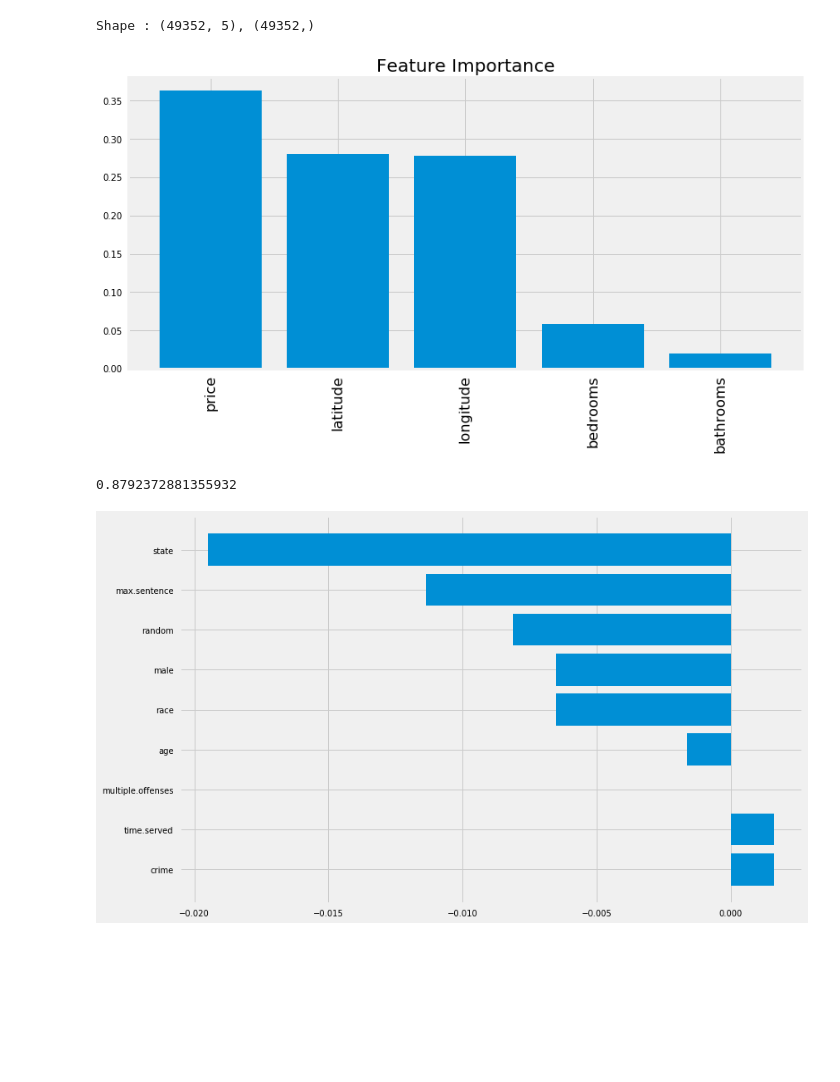
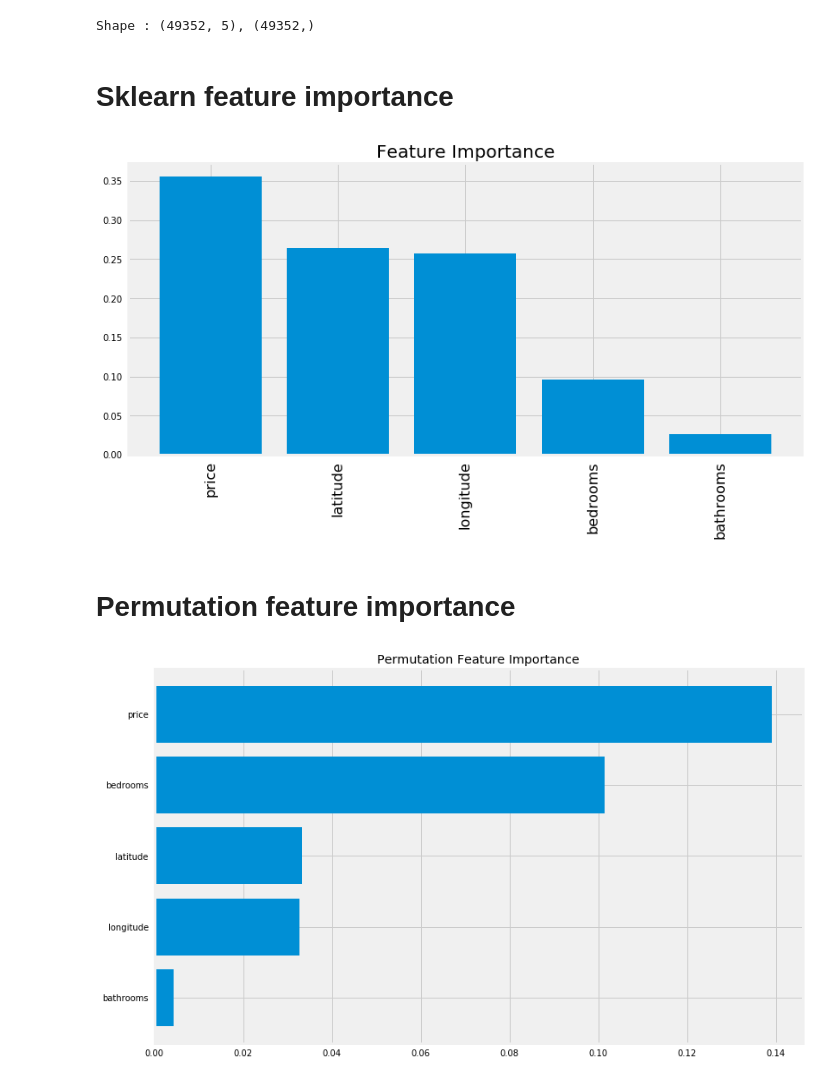
Before and after one commit to ImadDabbura/ml-zoo, a Jupyter notebook: notebooks/Feature Importances.ipynb, the cells around one changed output. Saved outputs shown, nothing was run; the diff lists cells and outputs as text; code cells hidden in the pictures; blank space fills up the shorter version.

```diff
--- a/notebooks/Feature Importances.ipynb
+++ b/notebooks/Feature Importances.ipynb
@@ -51,12 +45,14 @@ Shape : (49352, 5), (49352,)
 # %%
 # Create CV object
 kf = StratifiedKFold(n_splits=5, shuffle=True, random_state=1)
+# %% [markdown]
+# Sklearn feature importance
 # %%
 rf_clf = RandomForestClassifier(n_estimators=100,
-                                class_weight='balanced',
-                                random_state=1,
-                                oob_score=True)
+                                min_samples_leaf=5,
+                                oob_score=True,
+                                n_jobs=-1)
 rf_clf.fit(X_train, y_train)
-utils.utils.plot_feature_imp(rf_clf, feature_names=features)
+plot_feature_imp(rf_clf, feature_names=features)
 # %% [output]
-[figure, old version]
+[figure, new version]
@@ -117,4 +58,0 @@ import warnings
-# %%
-oob_accuracy(rf_clf, X_train, y_train)
-# %% [output]
-0.8792372881355932
@@ -124,7 +59,11 @@ perm_imp
+# %% [markdown]
+# Permutation feature importance
 # %%
-idxs = np.argsort(perm_imp)[::-1]
+perm_imp = permutation_importances(rf_clf, X_train, y_train, oob_accuracy)
+idxs = np.argsort(perm_imp)
 plt.figure(figsize=(12, 8))
-plt.barh(range(9), perm_imp[idxs])
-plt.yticks(range(9), features[idxs]);
+plt.barh(range(5), perm_imp[idxs])
+plt.yticks(range(5), features[idxs])
+plt.title("Permutation Feature Importance");
 # %% [output]
-[figure, old version]
+[figure, new version]
```
Also changed, not shown: parts of 17 cells of this notebook, 3 other files.
